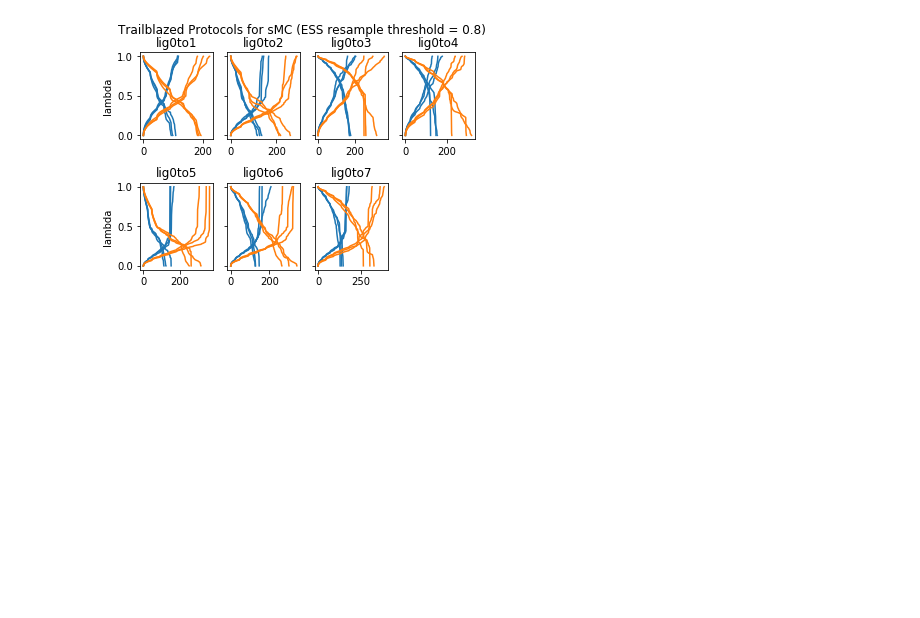
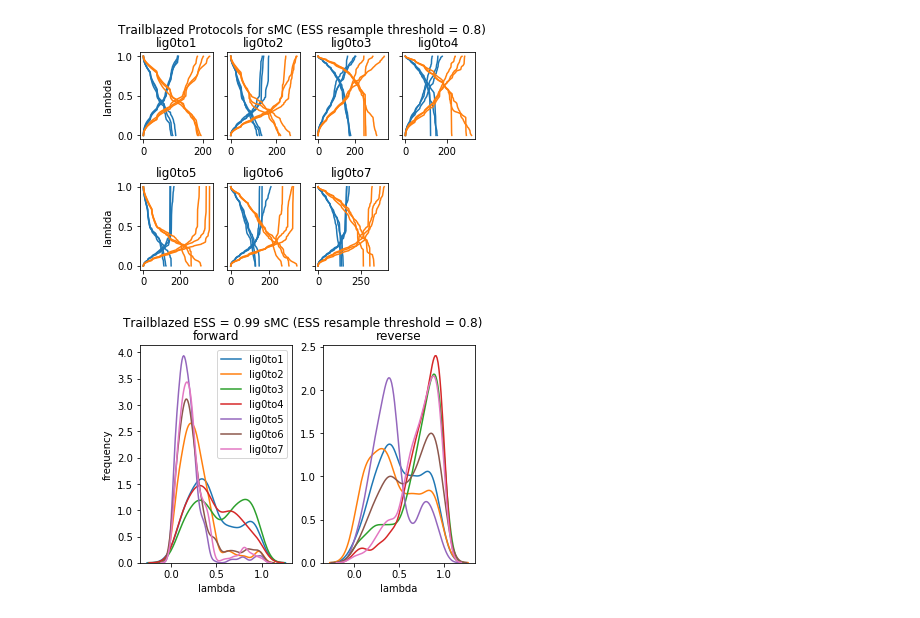
Before and after one commit to dominicrufa/noneq_switching_experimentation, a Jupyter notebook: trailblaze_resample.ipynb, the cells around one changed output. Drawn from its saved outputs; the diff is of its cells as text; code cells hidden in the pictures; blank space fills up the shorter version.

Commit message:
updating sMC data

```diff
--- a/trailblaze_resample.ipynb
+++ b/trailblaze_resample.ipynb
@@ -76,23 +76,26 @@ fig.subplots_adjust(hspace=.5)
 fig.delaxes(axs[1][3])
 # %% [output]
 [figure]
-# %%
-#pull appropriate files
-feps_99_resample_threshold = {i: [] for i in range(1,8)}
-for lig_index in range(1,8):
-    print(f"loading {lig_index}")
-    for trial in range(1,4):
-        path = os.path.join(os.getcwd(),f"lig0to{lig_index}", f"trailblaze_sMC_ESS_0.99_trial_{trial}_solvent_fep.neq.pkl")
-        with open(path, 'rb') as f:
-            ne = pkl.load(f)
-        feps_99_threshold[lig_index].append(ne)
-
-#pull appropriate files
-feps_995_resample_threshold = {i: [] for i in range(1,8)}
-for lig_index in range(1,8):
-    print(f"loading {lig_index}")
-    for trial in range(1,4):
-        path = os.path.join(os.getcwd(),f"lig0to{lig_index}", f"trailblaze_sMC_ESS_0.995_trial_{trial}_solvent_fep.neq.pkl")
-        with open(path, 'rb') as f:
-            ne = pkl.load(f)
-        feps_995_threshold[lig_index].append(ne)
+# %%
+#now we will plot the histogrammed data
+fig, axs = plt.subplots(1, 2)
+fig.suptitle('Trailblazed ESS = 0.99 sMC (ESS resample threshold = 0.8)')
+counter = 1
+
+#ax 0
+for i in range(1, 8):
+    data = feps_99_threshold[i]
+    spruce = np.hstack(np.array([np.array(q.protocols['forward']) for q in data]))
+    sns.distplot(spruce, kde = True, hist = False, label = f"lig0to{i}", ax = axs[0])
+    axs[0].set(ylabel=f"frequency")
+    axs[0].set(xlabel='lambda')
+    axs[1].set(xlabel='lambda')
+    axs[0].set_title('forward')
+    axs[1].set_title('reverse')
+
+    _spruce = np.hstack(np.array([np.array(q.protocols['reverse']) for q in data]))
+    sns.distplot(_spruce, kde = True, hist = False, ax = axs[1])
+
+    #axs[0].legend(loc = 'best')
+# %% [output]
+[figure, added]
```
Also changed, not shown: parts of 8 cells of this notebook.
